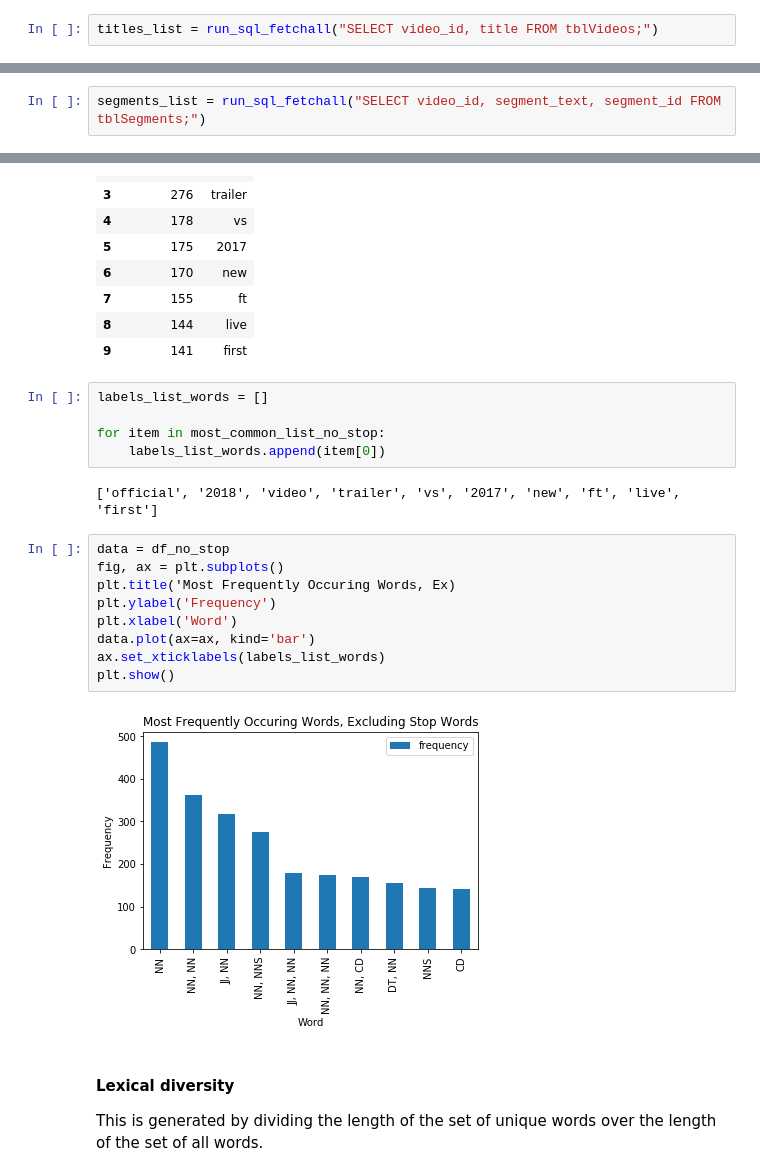
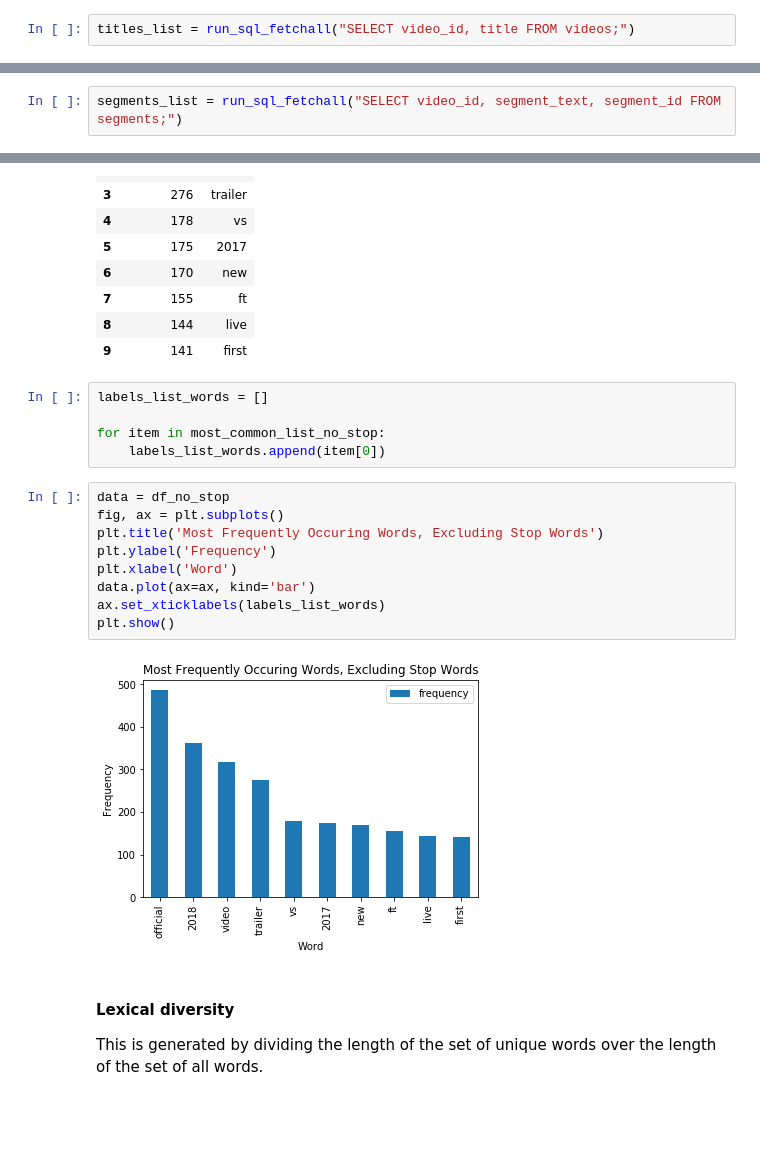
Before and after one commit to epiphannie/youtube_title_analysis, a Jupyter notebook: youtube_titles_experiment.ipynb, the cells around one changed output, grey strips where cells are left out. Drawn from its saved outputs; the diff is of its cells as text; blank space fills up the shorter version.

```diff
--- a/youtube_titles_experiment.ipynb
+++ b/youtube_titles_experiment.ipynb
@@ -419,7 +416,7 @@ run_sql(create_statement_segments)
 - Parts of speech are generated by using the pos_tag function in the NLTK.
 - Both process are methods of the Segment class.
 # %%
-titles_list = run_sql_fetchall("SELECT video_id, title FROM tblVideos;")
+titles_list = run_sql_fetchall("SELECT video_id, title FROM videos;")
 # %%
 segment_entries=[]
 
@@ -455,5 +452,5 @@ run_sql_pd('SELECT * FROM tblSegments WHERE segment_id>=(abs(random()) % (SELECT
 # %%
-segments_list = run_sql_fetchall("SELECT video_id, segment_text, segment_id FROM tblSegments;")
+segments_list = run_sql_fetchall("SELECT video_id, segment_text, segment_id FROM segments;")
 # %% [markdown]
 #### Concatenate all segments for analysis as a whole using the Title_glob class
 # %%
@@ -542,19 +539,17 @@ labels_list_words = []
 
 for item in most_common_list_no_stop:
     labels_list_words.append(item[0])
-# %% [output]
-['official', '2018', 'video', 'trailer', 'vs', '2017', 'new', 'ft', 'live', 'first']
 # %%
 data = df_no_stop
 fig, ax = plt.subplots()
-plt.title('Most Frequently Occuring Words, Ex)
+plt.title('Most Frequently Occuring Words, Excluding Stop Words')
 plt.ylabel('Frequency')
 plt.xlabel('Word')
 data.plot(ax=ax, kind='bar')
 ax.set_xticklabels(labels_list_words)
 plt.show()
 # %% [output]
-[figure, old version]
+[figure, new version]
 # %% [markdown]
 #### Lexical diversity
 This is generated by dividing the length of the set of unique words over the length of  the set of all words.
```
Also changed, not shown: parts of 26 cells of this notebook.
